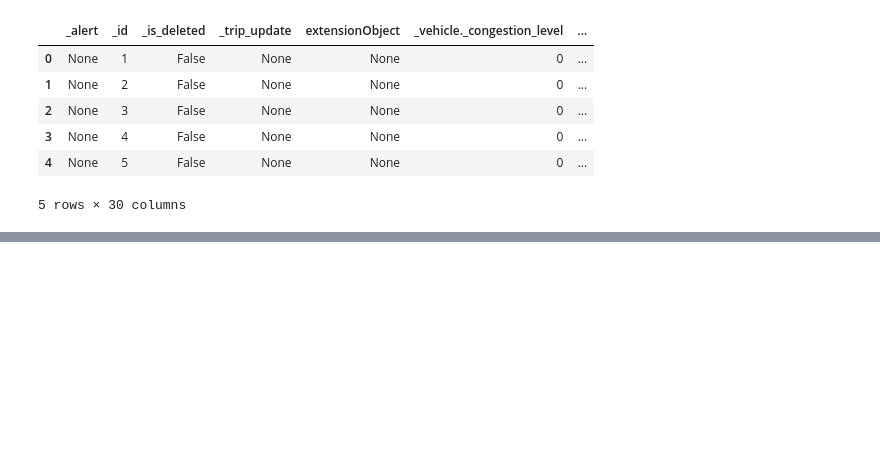
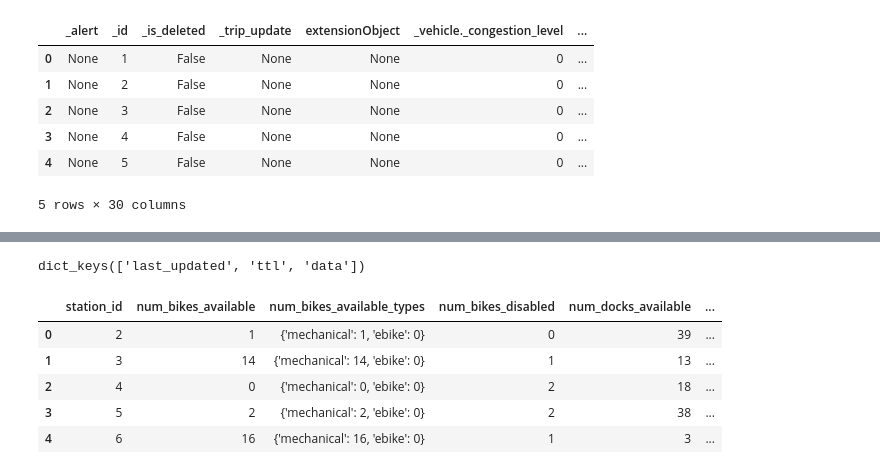
Before and after one commit to c-gonzalez-a/DataEngineeringCoder, a Jupyter notebook: main.ipynb, the cells around one changed output, grey strips where cells are left out. Cells and saved outputs as stored; diff of their text form; code cells hidden in the pictures; blank space fills up the shorter version.

Commit message:
Extracting data from the API

```diff
--- a/main.ipynb
+++ b/main.ipynb
@@ -79,3 +85,11 @@ df.head()
 | 3 | None | 4 | False | None | None | 0 | ... |
 | 4 | None | 5 | False | None | None | 0 | ... |
 5 rows × 30 columns
+# %%
+# Obtencion del número de bicicletas y anclajes disponibles en cada estación y disponibilidad de estación.
+
+endpoint_ecobiciSS = "ecobici/gbfs/stationStatus?client_id=33987e066c34484585f7d1c725e12831&client_secret=B72247DC28B7432BBCa552ED24E894C5"
+
+full_url_ecobiciSS = f"{base_url}/{endpoint_ecobiciSS}"
+
+r_ecobiciSS = requests.get(full_url_ecobiciSS)
@@ -81,0 +100,3 @@ df.head()
+# %%
+json_ecobiciSS = r_ecobiciSS.json()
+json_ecobiciSS
@@ -81,0 +121,18 @@ df.head()
+# %%
+json_ecobiciSS.keys()
+# %% [output]
+dict_keys(['last_updated', 'ttl', 'data'])
+# %%
+# Para pasar el json a una dataframe
+
+data_ecobiciSS= json_ecobiciSS['data']['stations']
+df_ecobiciSS = pd.DataFrame(data_ecobiciSS)
+
+df_ecobiciSS.head()
+# %% [output]
+|  | station_id | num_bikes_available | num_bikes_available_types | num_bikes_disabled | num_docks_available | ... |
+| 0 | 2 | 1 | {'mechanical': 1, 'ebike': 0} | 0 | 39 | ... |
+| 1 | 3 | 14 | {'mechanical': 14, 'ebike': 0} | 1 | 13 | ... |
+| 2 | 4 | 0 | {'mechanical': 0, 'ebike': 0} | 2 | 18 | ... |
+| 3 | 5 | 2 | {'mechanical': 2, 'ebike': 0} | 2 | 38 | ... |
+| 4 | 6 | 16 | {'mechanical': 16, 'ebike': 0} | 1 | 3 | ... |
```
Also changed, not shown: parts of 12 cells of this notebook.
